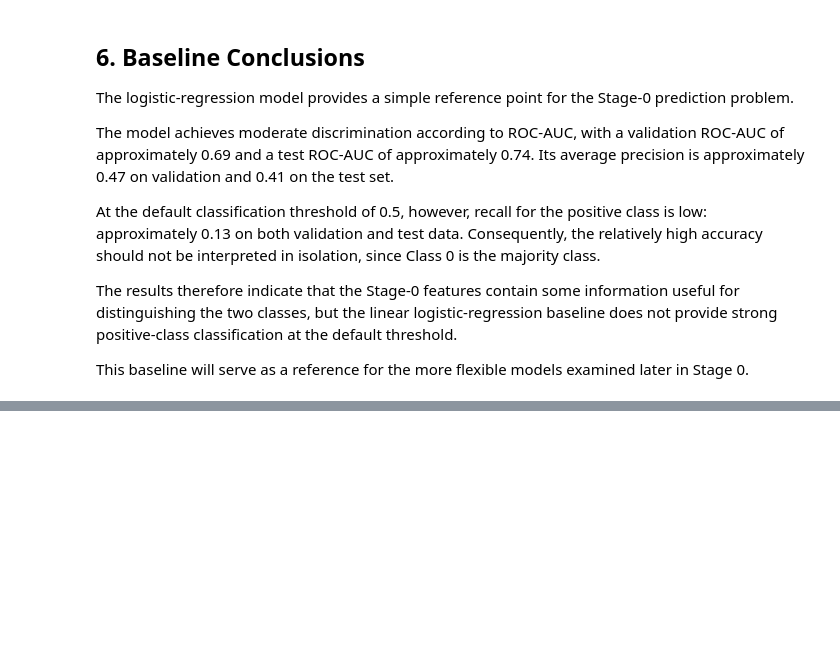
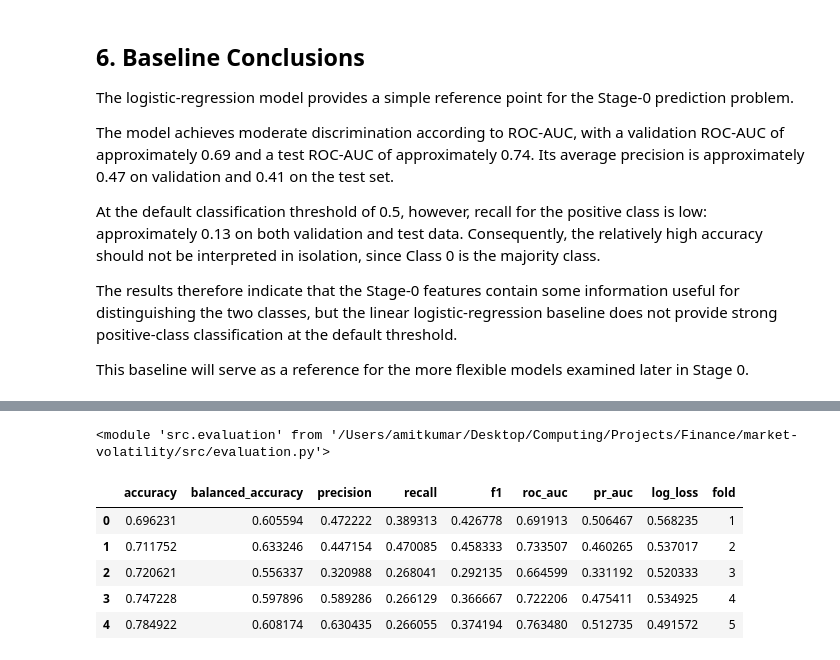
Before and after one commit to vaishampayan1729/market-volatility, a Jupyter notebook: notebooks/06_baseline_model_s0.ipynb, the cells around one changed output, grey strips where cells are left out. Drawn from its saved outputs; the diff is of its cells as text; code cells hidden in the pictures; blank space fills up the shorter version.

```diff
--- a/notebooks/06_baseline_model.ipynb
+++ b/notebooks/06_baseline_model_s0.ipynb
@@ -844,0 +893,7 @@ later in Stage 0.
+# %%
+import importlib
+import src.evaluation
+
+importlib.reload(src.evaluation)
+# %% [output]
+<module 'src.evaluation' from '/Users/amitkumar/Desktop/Computing/Projects/Finance/market-volatility/src/evaluation.py'>
@@ -844,0 +907,31 @@ later in Stage 0.
+# %%
+tscv = TimeSeriesSplit(n_splits=5)
+# %%
+cv_model = Pipeline(
+    [
+        ("scaler", StandardScaler()),
+        (
+            "classifier",
+            LogisticRegression(
+                max_iter=1000,
+                random_state=42,
+            ),
+        ),
+    ]
+)
+# %%
+cv_results = evaluate_classification_model(
+    cv_model,
+    X_train,
+    y_train,
+    tscv,
+)
+
+cv_results
+# %% [output]
+|  | accuracy | balanced_accuracy | precision | recall | f1 | roc_auc | pr_auc | log_loss | fold |
+| 0 | 0.696231 | 0.605594 | 0.472222 | 0.389313 | 0.426778 | 0.691913 | 0.506467 | 0.568235 | 1 |
+| 1 | 0.711752 | 0.633246 | 0.447154 | 0.470085 | 0.458333 | 0.733507 | 0.460265 | 0.537017 | 2 |
+| 2 | 0.720621 | 0.556337 | 0.320988 | 0.268041 | 0.292135 | 0.664599 | 0.331192 | 0.520333 | 3 |
+| 3 | 0.747228 | 0.597896 | 0.589286 | 0.266129 | 0.366667 | 0.722206 | 0.475411 | 0.534925 | 4 |
+| 4 | 0.784922 | 0.608174 | 0.630435 | 0.266055 | 0.374194 | 0.763480 | 0.512735 | 0.491572 | 5 |
```
Also changed, not shown: parts of 13 cells of this notebook, 6 other files.
